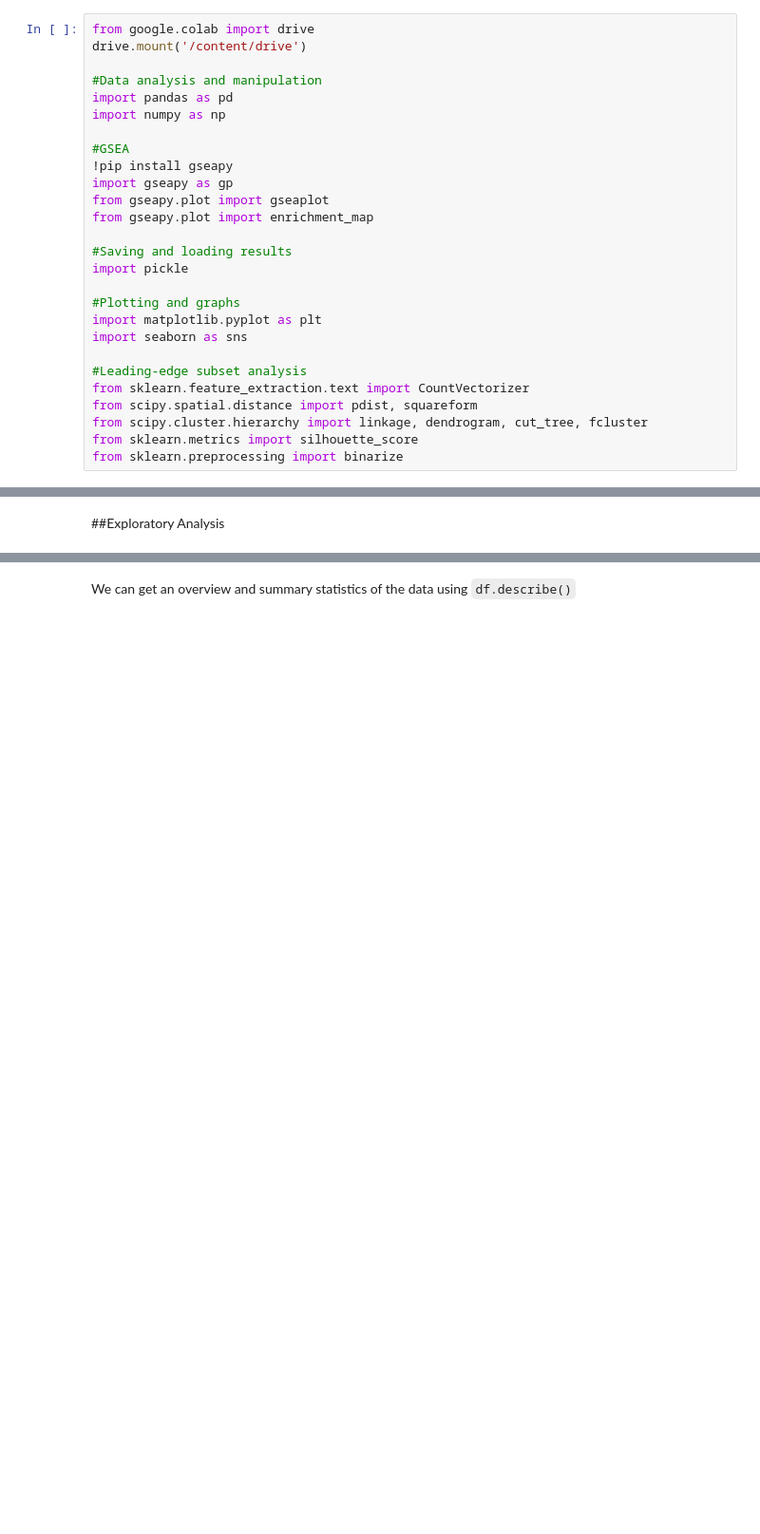
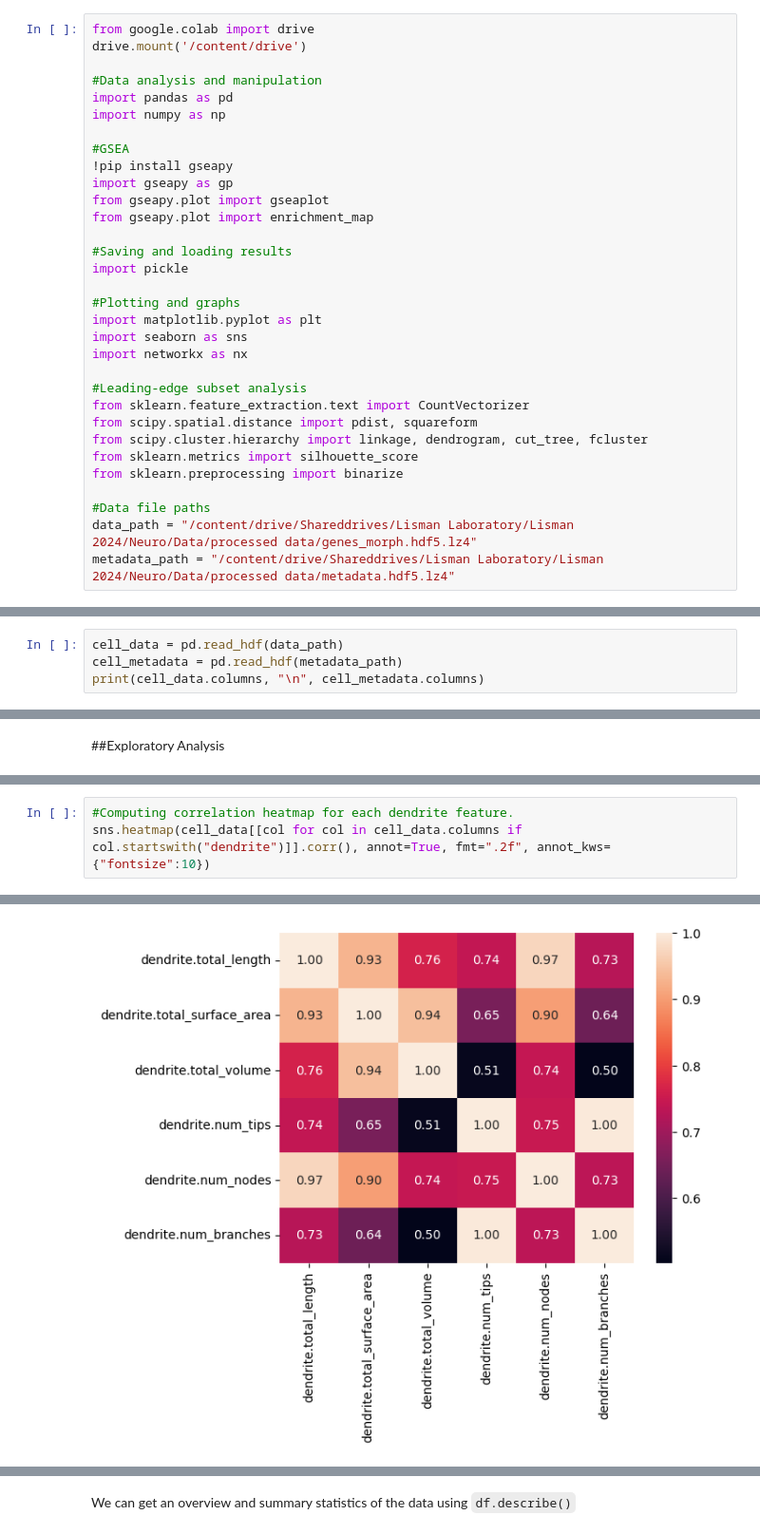
Before and after one commit to rcs-science-research/Dendritic-Branching-GSEA, a Jupyter notebook: Dendritic_Branching_Associated_Pathways_GSEA.ipynb, the cells around one changed output, grey strips where cells are left out. Shown at 95% size. Cells and saved outputs as stored; diff of their text form; blank space fills up the shorter version.

```diff
--- a/Dendritic_Branching_Associated_Pathways_GSEA.ipynb
+++ b/Dendritic_Branching_Associated_Pathways_GSEA.ipynb
@@ -27,6 +27,7 @@ import pickle
 #Plotting and graphs
 import matplotlib.pyplot as plt
 import seaborn as sns
+import networkx as nx
 
 #Leading-edge subset analysis
 from sklearn.feature_extraction.text import CountVectorizer
@@ -34,6 +35,10 @@ from scipy.spatial.distance import pdist, squareform
 from scipy.cluster.hierarchy import linkage, dendrogram, cut_tree, fcluster
 from sklearn.metrics import silhouette_score
 from sklearn.preprocessing import binarize
+
+#Data file paths
+data_path = "/content/drive/Shareddrives/Lisman Laboratory/Lisman 2024/Neuro/Data/processed data/genes_morph.hdf5.lz4"
+metadata_path = "/content/drive/Shareddrives/Lisman Laboratory/Lisman 2024/Neuro/Data/processed data/metadata.hdf5.lz4"
 # %% [output]
 Mounted at /content/drive
 Collecting gseapy
@@ -81,0 +66,4 @@ Index(['0610005C13Rik', '0610006L08Rik', '0610007P14Rik', '0610009B22Rik',
+# %%
+cell_data = pd.read_hdf(data_path)
+cell_metadata = pd.read_hdf(metadata_path)
+print(cell_data.columns, "\n", cell_metadata.columns)
@@ -83,0 +101,4 @@ Index(['0610005C13Rik', '0610006L08Rik', '0610007P14Rik', '0610009B22Rik',
+# %%
+#Computing correlation heatmap for each dendrite feature.
+sns.heatmap(cell_data[[col for col in cell_data.columns if col.startswith("dendrite")]].corr(), annot=True, fmt=".2f", annot_kws={"fontsize":10})
+# %% [output]
@@ -83,0 +106 @@ Index(['0610005C13Rik', '0610006L08Rik', '0610007P14Rik', '0610009B22Rik',
+[figure, added]
```
Also changed, not shown: parts of 70 cells of this notebook.
